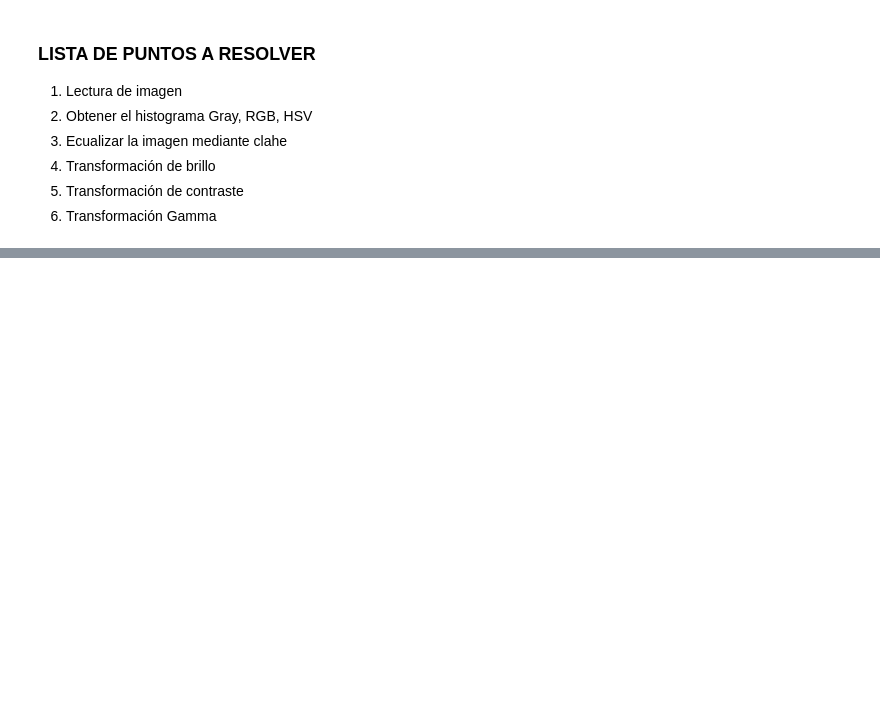
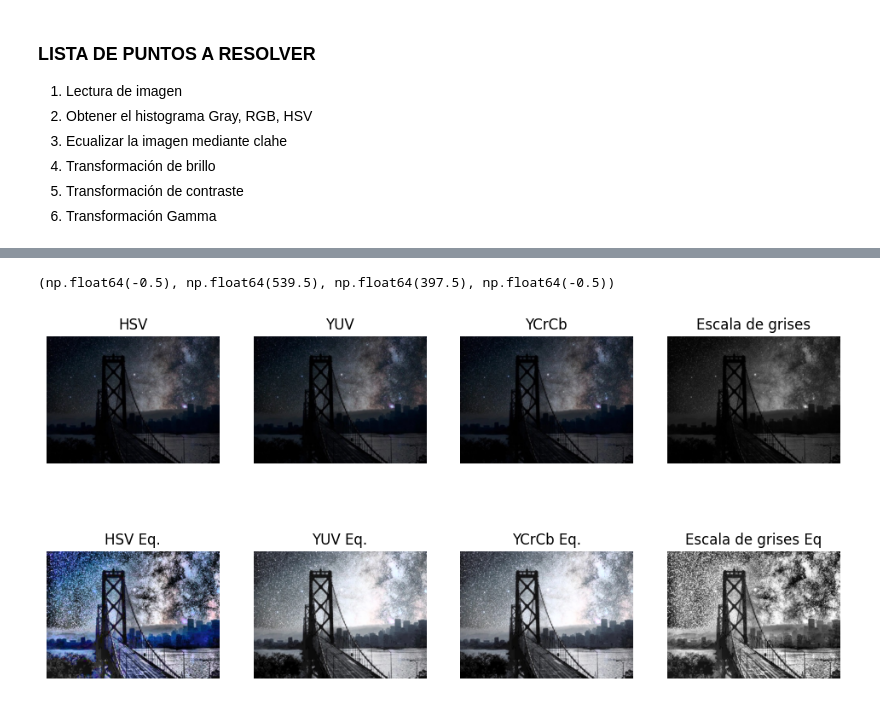
Before and after one commit to dbsrunsaac/procesamiento-digital-imagenes, a Jupyter notebook: LABORATORIOS/4. CORRECCION - CONTRASTE - GAMMA/PRACTICA 1/correcciones.ipynb, the cells around one changed output, grey strips where cells are left out. Saved outputs shown, nothing was run; the diff lists cells and outputs as text; code cells hidden in the pictures; blank space fills up the shorter version.

```diff
--- a/LABORATORIOS/4. CORRECCION - CONTRASTE - GAMMA/PRACTICA 1/correcciones.ipynb
+++ b/LABORATORIOS/4. CORRECCION - CONTRASTE - GAMMA/PRACTICA 1/correcciones.ipynb
@@ -87,0 +117,72 @@ plt.show()
+# %%
+# imagenes en su modo de color
+img_yuv = cv2.cvtColor(img, cv2.COLOR_BGR2YUV)
+img_yrb = cv2.cvtColor(img, cv2.COLOR_BGR2YCrCb)
+
+img_hsv1 = cv2.cvtColor(img_hsv, cv2.COLOR_HSV2RGB)
+img_yuv1 = cv2.cvtColor(img_yuv, cv2.COLOR_YUV2RGB)
+img_yrb1 = cv2.cvtColor(img_yrb, cv2.COLOR_YCrCb2RGB)
+# Eq las imágenes
+# Objeto clahe
+clahe = cv2.createCLAHE( clipLimit=20.0, tileGridSize=(8, 8) )
+
+img_hsv[:, :, 2] = clahe.apply(img_hsv[:,:,2])
+img_hsv_eq = cv2.cvtColor(img_hsv, cv2.COLOR_HSV2RGB)
+
+img_yuv[:,:, 0] = cv2.equalizeHist(img_yuv[:, :, 0])
+img_yuv_eq = cv2.cvtColor(img_yuv, cv2.COLOR_YUV2RGB)
+
+y, r, b = cv2.split(img_yrb)
+y_eq = cv2.equalizeHist(y)
+img_yrb_eq = cv2.merge([y_eq, r, b])
+img_yrb_eq = cv2.cvtColor(img_yrb_eq, cv2.COLOR_YCrCb2RGB)
+
+img_grises_eq = clahe.apply(img_grises)
+
+
+
+plt.figure(figsize=(12, 6))
+
+plt.subplot(2, 4, 1)
+plt.imshow(img_hsv1)
+plt.title("HSV")
+plt.axis("off")
+
+plt.subplot(2, 4, 2)
+plt.imshow(img_yuv1)
+plt.title("YUV")
+plt.axis("off")
+
+plt.subplot(2, 4, 3)
+plt.imshow(img_yrb1)
+plt.title("YCrCb")
+plt.axis("off")
+
+plt.subplot(2, 4, 4)
+plt.imshow(img_grises, cmap="gray")
+plt.title("Escala de grises")
+plt.axis("off")
+
+# Plot eq. images
+plt.subplot(2, 4, 5)
+plt.imshow(img_hsv_eq)
+plt.title("HSV Eq.")
+plt.axis("off")
+
+plt.subplot(2, 4, 6)
+plt.imshow(img_yuv_eq)
+plt.title("YUV Eq.")
+plt.axis("off")
+
+plt.subplot(2, 4, 7)
+plt.imshow(img_yrb_eq)
+plt.title("YCrCb Eq.")
+plt.axis("off")
+
+plt.subplot(2, 4, 8)
+plt.imshow(img_grises_eq, cmap="gray")
+plt.title("Escala de grises Eq")
+plt.axis("off")
+# %% [output]
+(np.float64(-0.5), np.float64(539.5), np.float64(397.5), np.float64(-0.5))
+[figure, added]
```
Also changed, not shown: parts of 2 cells of this notebook.
